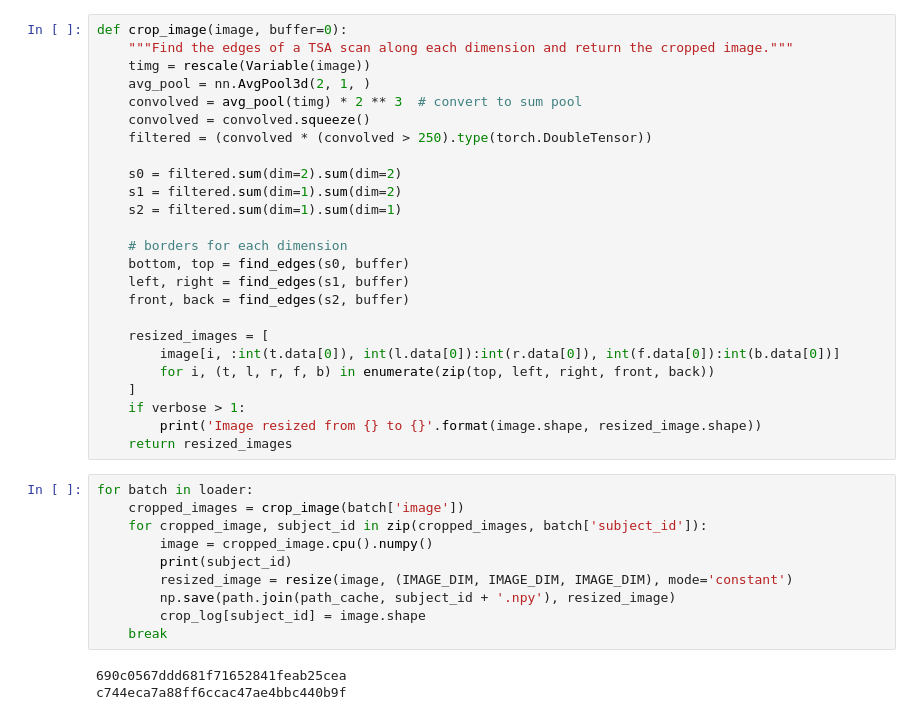
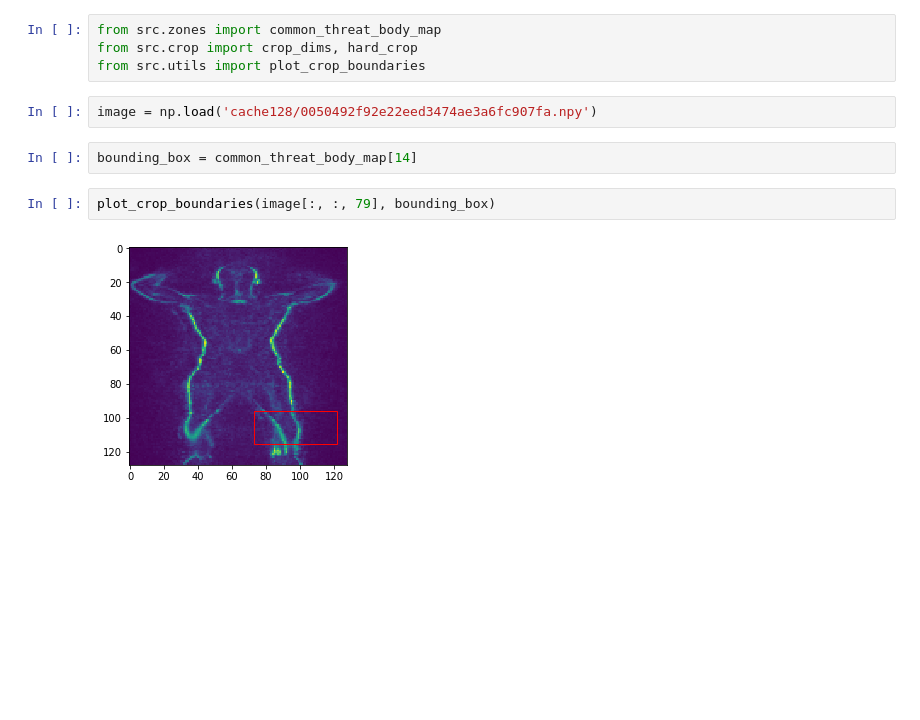
Before and after one commit to rtlee9/kaggle-tsa, a Jupyter notebook: check_tz_crop_dims.ipynb, the cells around one changed output. Drawn from its saved outputs; the diff is of its cells as text; blank space fills up the shorter version.

Commit message:
Update check TZ crops notebook

```diff
--- a/check_tz_crop_dims.ipynb
+++ b/check_tz_crop_dims.ipynb
@@ -118,38 +1,12 @@ def find_edges(a, buffer=0, plot_distr=False):
-# %%
-def crop_image(image, buffer=0):
-    """Find the edges of a TSA scan along each dimension and return the cropped image."""
-    timg = rescale(Variable(image))
-    avg_pool = nn.AvgPool3d(2, 1, )
-    convolved = avg_pool(timg) * 2 ** 3  # convert to sum pool
-    convolved = convolved.squeeze()
-    filtered = (convolved * (convolved > 250).type(torch.DoubleTensor))
-
-    s0 = filtered.sum(dim=2).sum(dim=2)
-    s1 = filtered.sum(dim=1).sum(dim=2)
-    s2 = filtered.sum(dim=1).sum(dim=1)
-
-    # borders for each dimension
-    bottom, top = find_edges(s0, buffer)
-    left, right = find_edges(s1, buffer)
-    front, back = find_edges(s2, buffer)
-
-    resized_images = [
-        image[i, :int(t.data[0]), int(l.data[0]):int(r.data[0]), int(f.data[0]):int(b.data[0])]
-        for i, (t, l, r, f, b) in enumerate(zip(top, left, right, front, back))
-    ]
-    if verbose > 1:
-        print('Image resized from {} to {}'.format(image.shape, resized_image.shape))
-    return resized_images
-# %%
-for batch in loader:
-    cropped_images = crop_image(batch['image'])
-    for cropped_image, subject_id in zip(cropped_images, batch['subject_id']):
-        image = cropped_image.cpu().numpy()
-        print(subject_id)
-        resized_image = resize(image, (IMAGE_DIM, IMAGE_DIM, IMAGE_DIM), mode='constant')
-        np.save(path.join(path_cache, subject_id + '.npy'), resized_image)
-        crop_log[subject_id] = image.shape
-    break
-# %% [output]
-690c0567ddd681f71652841feab25cea
-c744eca7a88ff6ccac47ae4bbc440b9f
+# %%
+from src.zones import common_threat_body_map
+from src.crop import crop_dims, hard_crop
+from src.utils import plot_crop_boundaries
+# %%
+image = np.load('cache128/0050492f92e22eed3474ae3a6fc907fa.npy')
+# %%
+bounding_box = common_threat_body_map[14]
+# %%
+plot_crop_boundaries(image[:, :, 79], bounding_box)
+# %% [output]
+[figure, added]
```
Also changed, not shown: parts of 10 cells of this notebook.
